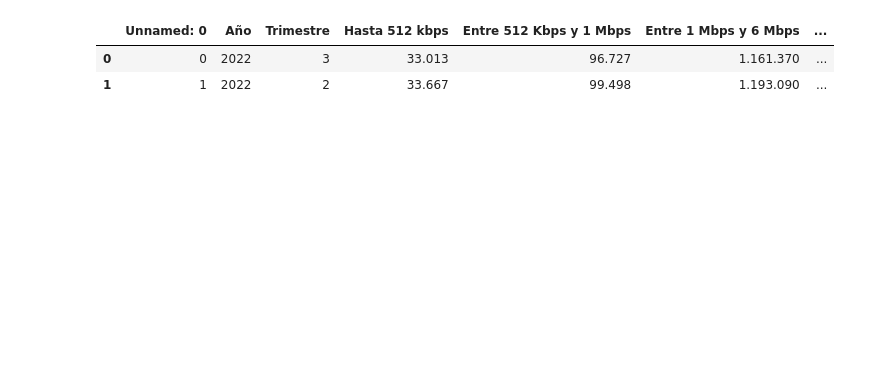
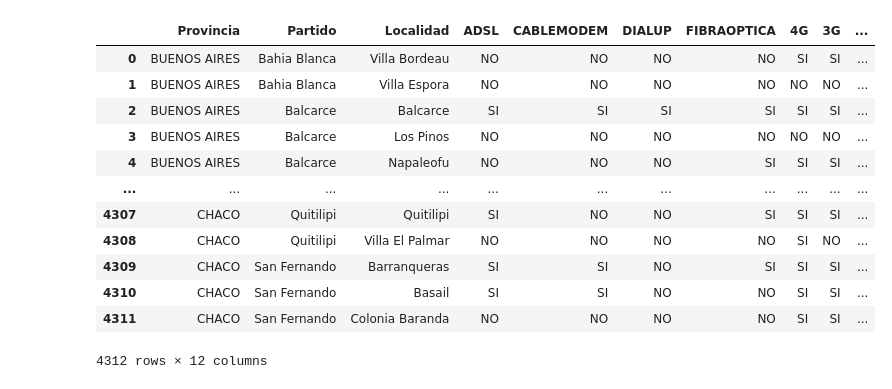
Before and after one commit to francogionardo/PI_DA, a Jupyter notebook: ETL.ipynb, the cells around one changed output. Saved outputs shown, nothing was run; the diff lists cells and outputs as text; code cells hidden in the pictures; blank space fills up the shorter version.

```diff
--- a/ETL.ipynb
+++ b/ETL.ipynb
@@ -148,0 +8,14 @@ df4 = pd.read_csv('data_set/internet_fijo_hogar.csv',sep=',')
+# %%
+
+# Ingesta individual de los archivos CSV en los dataframes
+df1 = pd.read_csv('Data_set/Data_raw/1_Internet_100hog_provincia.csv')
+df2 = pd.read_csv('Data_set/Data_raw/2_Internet_100hog_provincia_100hab.csv')
+df3 = pd.read_csv('Data_set/Data_raw/3_Internet_banda_ancha_angosta.csv')
+df4 = pd.read_csv('Data_set/Data_raw/4_Internet_banda_ancha_angosta_provincia.csv')
+df5 = pd.read_csv('Data_set/Data_raw/5_Internet_tecnologia.csv')
+df6 = pd.read_csv('Data_set/Data_raw/8_historico_velocidad_internet.csv')
+df7 = pd.read_csv('Data_set/Data_raw/11_internet_velocidad_rangos_provincia.csv')
+df8 = pd.read_csv('Data_set/Data_raw/13_Internet_Ingresos.csv')
+df9 = pd.read_csv('Data_set/Data_raw/14_Internet_velocidad_localidad.csv')
+df10 = pd.read_csv('Data_set/Data_raw/16_localidades_con_internet.csv')
+df11 = pd.read_csv('Data_set/Data_raw/17_internet_tecnología_provincia.csv')
@@ -184,0 +515,6 @@ df6 = pd.read_csv('data_set/internet_fijo_poblacion_hogar.csv', sep =',')
+# %%
+# Lista de columnas para reemplazar valores nulos con 'NO'
+columns_to_replace_nulls = ['ADSL', 'CABLEMODEM', 'DIALUP', 'FIBRAOPTICA', '4G', '3G', 'TELEFONIAFIJA', 'WIRELESS', 'SATELITAL']
+
+# Reemplazar valores nulos con 'NO' en las columnas seleccionadas
+df10[columns_to_replace_nulls] = df10[columns_to_replace_nulls].fillna('NO')
@@ -312,2 +663,0 @@ df9.head(2)
-# %%
-df10 = pd.read_csv('data_set/internet_rango_vel.csv', sep = ',')
@@ -314,6 +717,16 @@ df10 = pd.read_csv('data_set/internet_rango_vel.csv', sep = ',')
 # %%
-df10.head(2)
+df10
 # %% [output]
-|  | Unnamed: 0 | Año | Trimestre | Hasta 512 kbps | Entre 512 Kbps y 1 Mbps | Entre 1 Mbps y 6 Mbps | ... |
-| 0 | 0 | 2022 | 3 | 33.013 | 96.727 | 1.161.370 | ... |
-| 1 | 1 | 2022 | 2 | 33.667 | 99.498 | 1.193.090 | ... |
+|  | Provincia | Partido | Localidad | ADSL | CABLEMODEM | DIALUP | FIBRAOPTICA | 4G | 3G | ... |
+| 0 | BUENOS AIRES | Bahia Blanca | Villa Bordeau | NO | NO | NO | NO | SI | SI | ... |
+| 1 | BUENOS AIRES | Bahia Blanca | Villa Espora | NO | NO | NO | NO | NO | NO | ... |
+| 2 | BUENOS AIRES | Balcarce | Balcarce | SI | SI | SI | SI | SI | SI | ... |
+| 3 | BUENOS AIRES | Balcarce | Los Pinos | NO | NO | NO | NO | NO | NO | ... |
+| 4 | BUENOS AIRES | Balcarce | Napaleofu | NO | NO | NO | SI | SI | SI | ... |
+| ... | ... | ... | ... | ... | ... | ... | ... | ... | ... | ... |
+| 4307 | CHACO | Quitilipi | Quitilipi | SI | NO | NO | SI | SI | SI | ... |
+| 4308 | CHACO | Quitilipi | Villa El Palmar | NO | NO | NO | NO | SI | NO | ... |
+| 4309 | CHACO | San Fernando | Barranqueras | SI | SI | NO | SI | SI | SI | ... |
+| 4310 | CHACO | San Fernando | Basail | SI | SI | NO | NO | SI | SI | ... |
+| 4311 | CHACO | San Fernando | Colonia Baranda | NO | NO | NO | NO | SI | SI | ... |
+4312 rows × 12 columns
```
Also changed, not shown: parts of 80 cells of this notebook, 33 other files.
